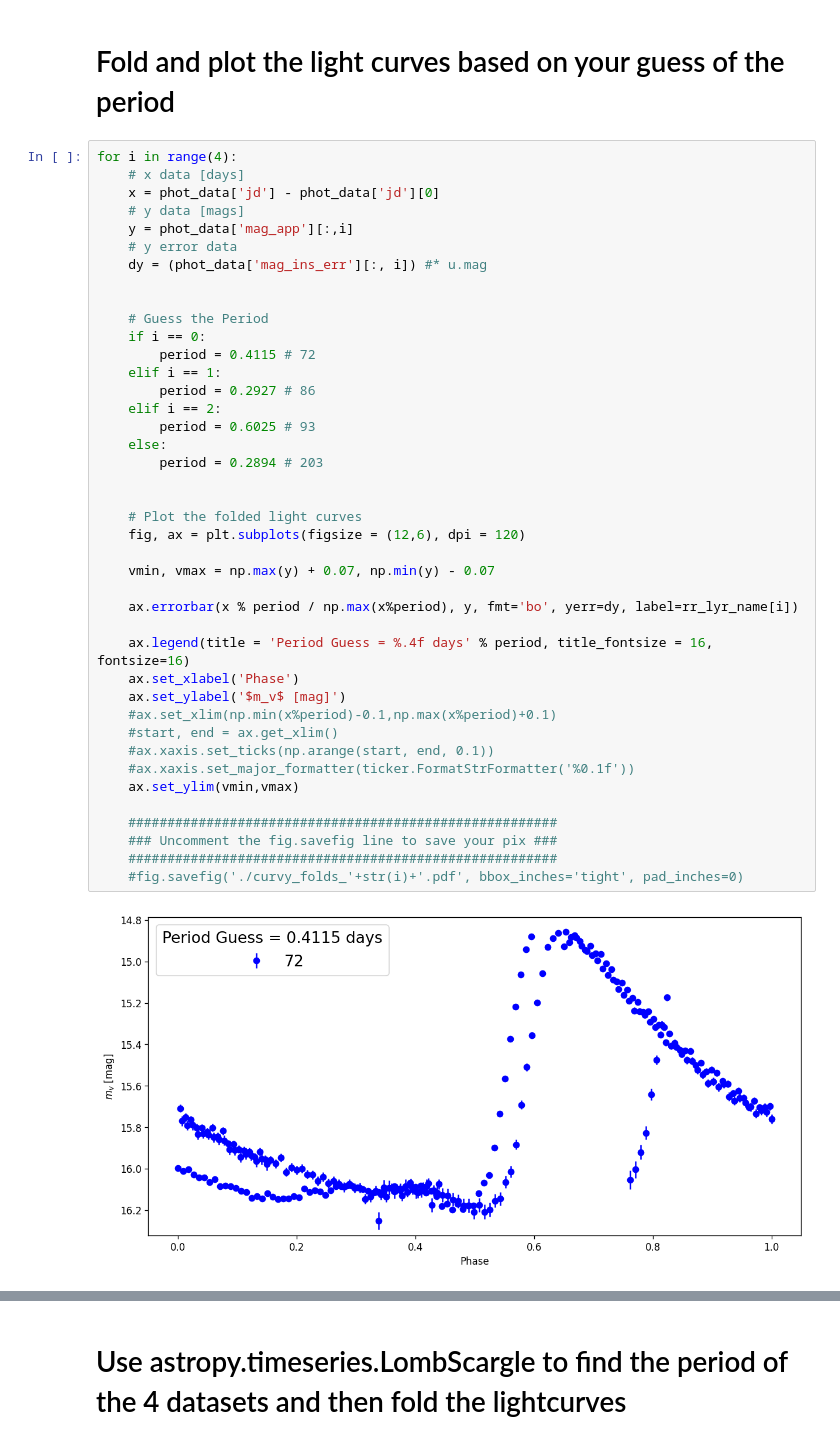
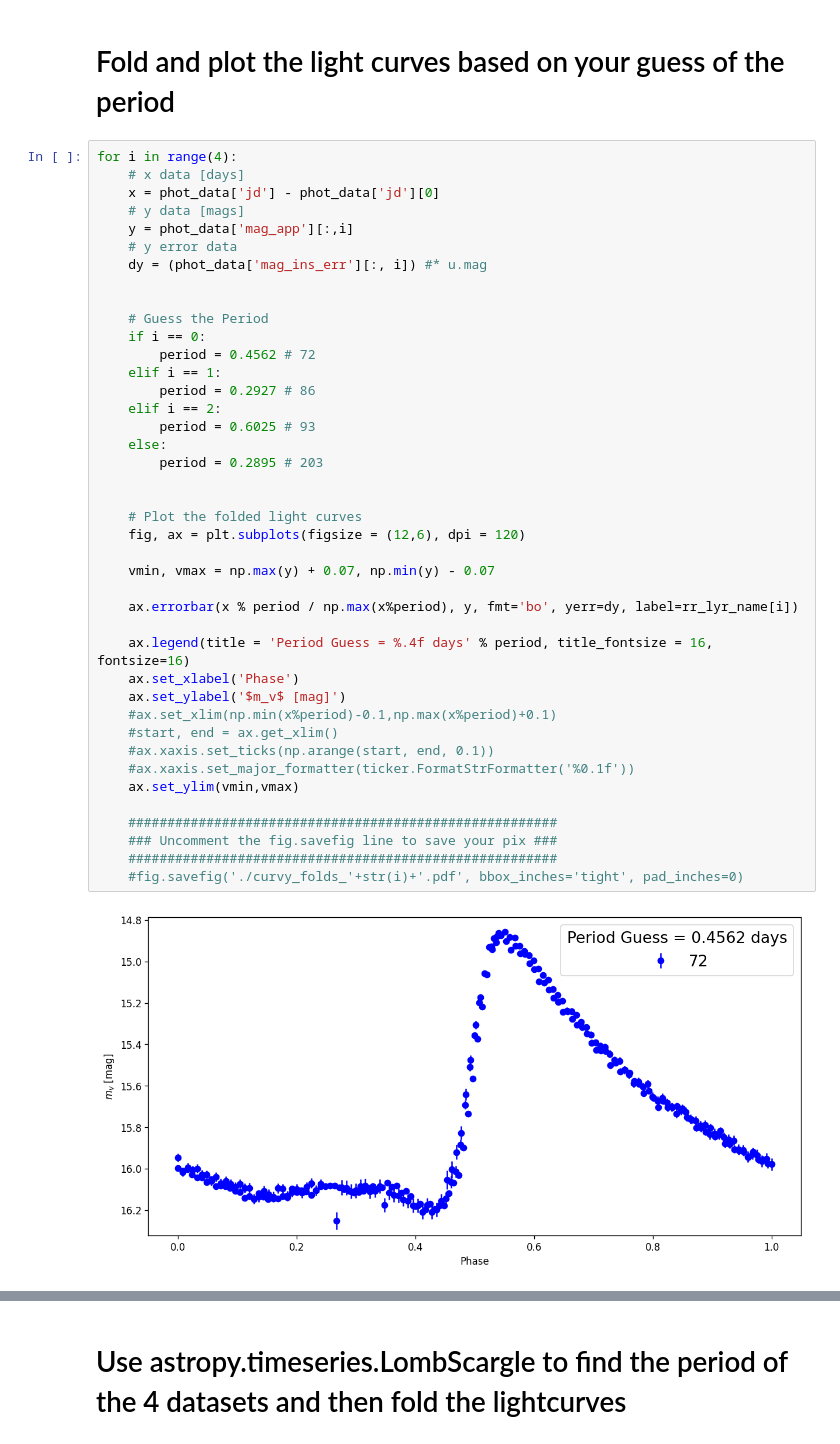
Before and after one commit to zangston/ASTR-3130, a Jupyter notebook: Lab 4/fits_table.ipynb, the cells around one changed output, grey strips where cells are left out. Saved outputs shown, nothing was run; the diff lists cells and outputs as text.

```diff
--- a/Lab 4/fits_table.ipynb
+++ b/Lab 4/fits_table.ipynb
@@ -139,36 +139,36 @@ for i in range(4):
 
     # Guess the Period
     if i == 0:
-        period = 0.4115 # 72
+        period = 0.4562 # 72
     elif i == 1:
         period = 0.2927 # 86
     elif i == 2:
         period = 0.6025 # 93
     else:
-        period = 0.2894 # 203
+        period = 0.2895 # 203
 
 
     # Plot the folded light curves
     fig, ax = plt.subplots(figsize = (12,6), dpi = 120)
 
     vmin, vmax = np.max(y) + 0.07, np.min(y) - 0.07
 
     ax.errorbar(x % period / np.max(x%period), y, fmt='bo', yerr=dy, label=rr_lyr_name[i])
 
     ax.legend(title = 'Period Guess = %.4f days' % period, title_fontsize = 16, fontsize=16)
     ax.set_xlabel('Phase')
     ax.set_ylabel('$m_v$ [mag]')
     #ax.set_xlim(np.min(x%period)-0.1,np.max(x%period)+0.1)
     #start, end = ax.get_xlim()
     #ax.xaxis.set_ticks(np.arange(start, end, 0.1))
     #ax.xaxis.set_major_formatter(ticker.FormatStrFormatter('%0.1f'))
     ax.set_ylim(vmin,vmax)
 
     #######################################################
     ### Uncomment the fig.savefig line to save your pix ###
     #######################################################
     #fig.savefig('./curvy_folds_'+str(i)+'.pdf', bbox_inches='tight', pad_inches=0)
 # %% [output]
-[figure, old version]
+[figure, new version]
 [figure]
 [figure]
```
Also changed, not shown: parts of 1 cell of this notebook, 4 other files.
